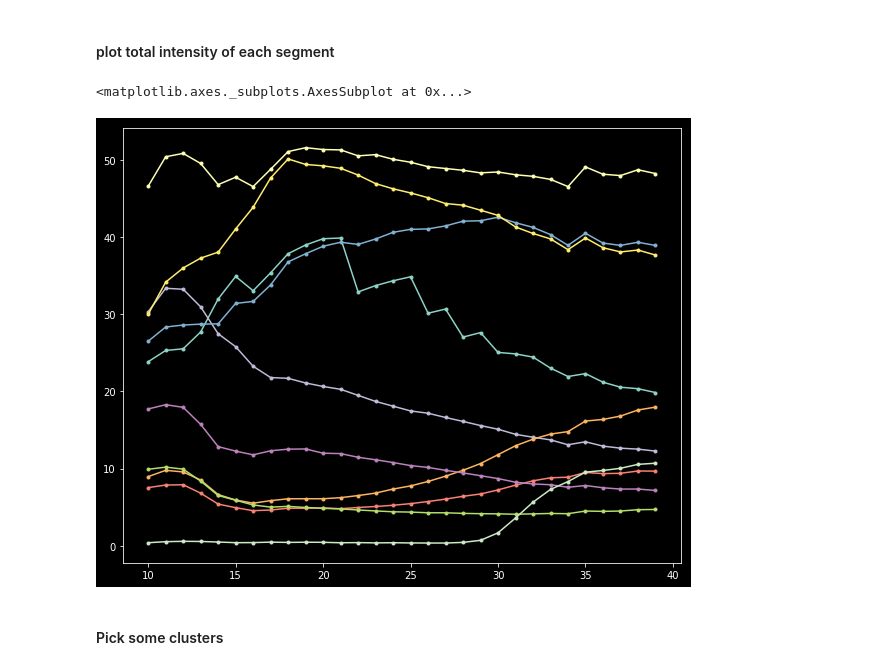
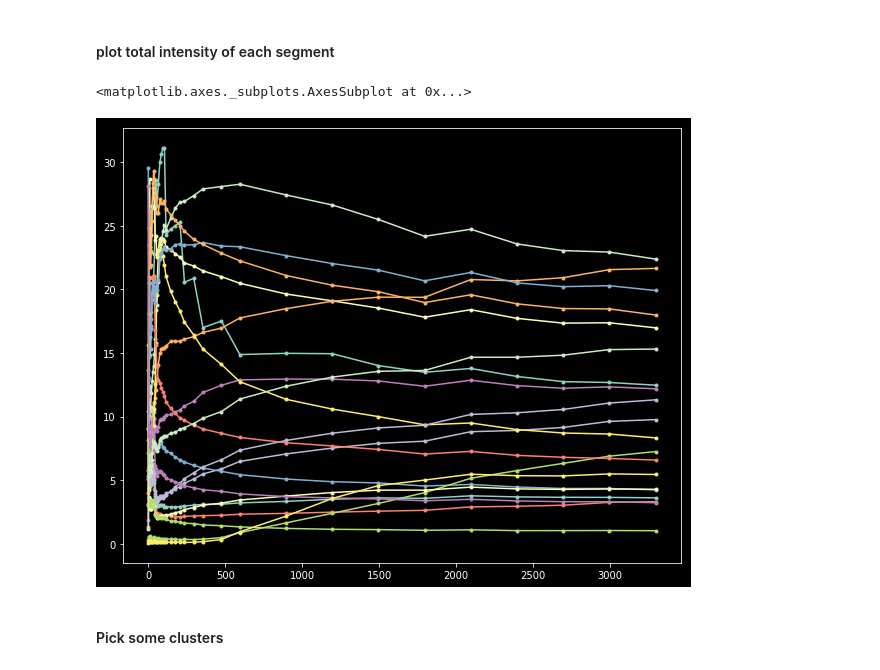
Before and after one commit to johnhainline/sparsedynamics, a Jupyter notebook: python_implementation/test_dynamics.ipynb, the cells around one changed output. Cells and saved outputs as stored; diff of their text form; code cells hidden in the pictures.

```diff
--- a/python_implementation/test_dynamics.ipynb
+++ b/python_implementation/test_dynamics.ipynb
@@ -66,6 +69,14 @@ def optimal_linear_trajectory(X,A,times):
 
     # resulting soln
     return phi.dot(opt_x0).reshape(shape)
+
+def denoise(img):
+    sigma_est = estimate_sigma(img, multichannel=False, average_sigmas=True)
+    # Due to clipping in random_noise, the estimate will be a bit smaller than the specified sigma.
+    print("Estimated Gaussian noise standard deviation = {}".format(sigma_est))
+    print("Denoising...")
+    denoised_wavelet = denoise_wavelet(img, sigma=sigma_est, multichannel=False, mode='soft')
+    return denoised_wavelet
 # %% [markdown]
 #### Data from File
 # %%
@@ -108,13 +119,15 @@ Ns = my_img.img_data.shape
 Ws = (128,60,40)
 roi_lims = [(int((N-W)/2),int((N+W)/2)) for N,W in zip(Ns,Ws)]
 
+my_img.img_data = denoise(my_img.img_data)
+
 # select options for segmentation and run segmentation
 print('Clustering image voxels...')
 options = {
     'roi_lims' : roi_lims,
     'figsize' : (18, 16),
     'nfeatures' : 6,
-    'nclusters' : 10
+    'nclusters' : 20
     }
 masks, roi = pca_kmeans_segmentation(my_img,**options)
 
@@ -141,13 +155,15 @@ new_rois = orig_rois.copy()
 # %% [markdown]
 #### plot total intensity of each segment
 # %%
-n_start = 10
+n_start = 2
+ts = np.cumsum([0]+list(my_img.params.frame_duration[n_start:-1]))
+
 intensity_curves  = [mroi.reshape(Ws[0]*Ws[1]*Ws[2],Ns[-1]).sum(axis=0) for mroi in new_rois]
 df = pd.DataFrame(data=np.stack(intensity_curves).T)
-df.iloc[n_start:,:].plot(figsize=(10, 8),marker='.',legend=False)
+df.iloc[n_start:,:].plot(x=ts,figsize=(10, 8),marker='.',legend=False)
 # %% [output]
 <matplotlib.axes._subplots.AxesSubplot at 0x...>
-[figure, old version]
+[figure, new version]
 # %% [markdown]
 #### Pick some clusters
 # %%
```
Also changed, not shown: parts of 13 cells of this notebook.
